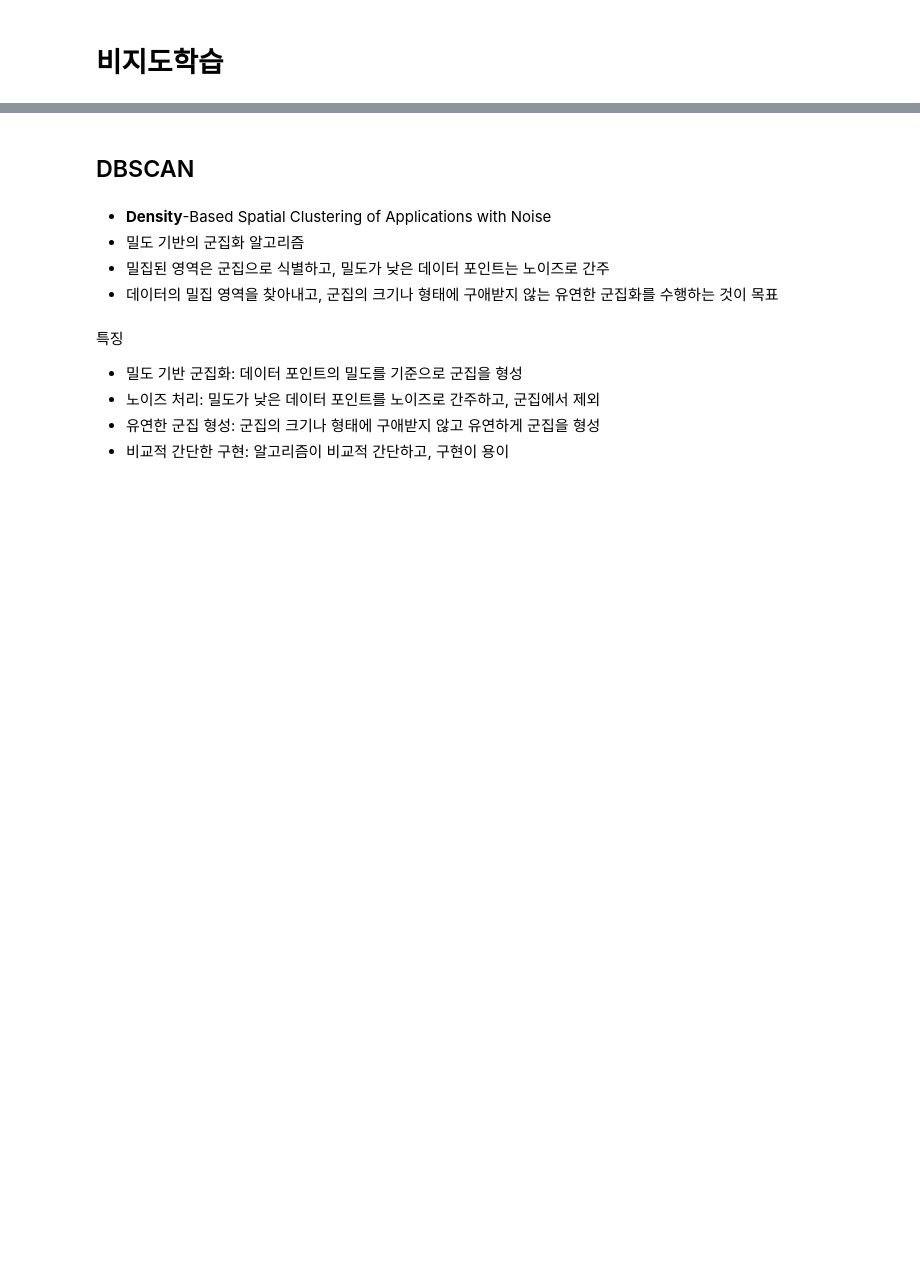
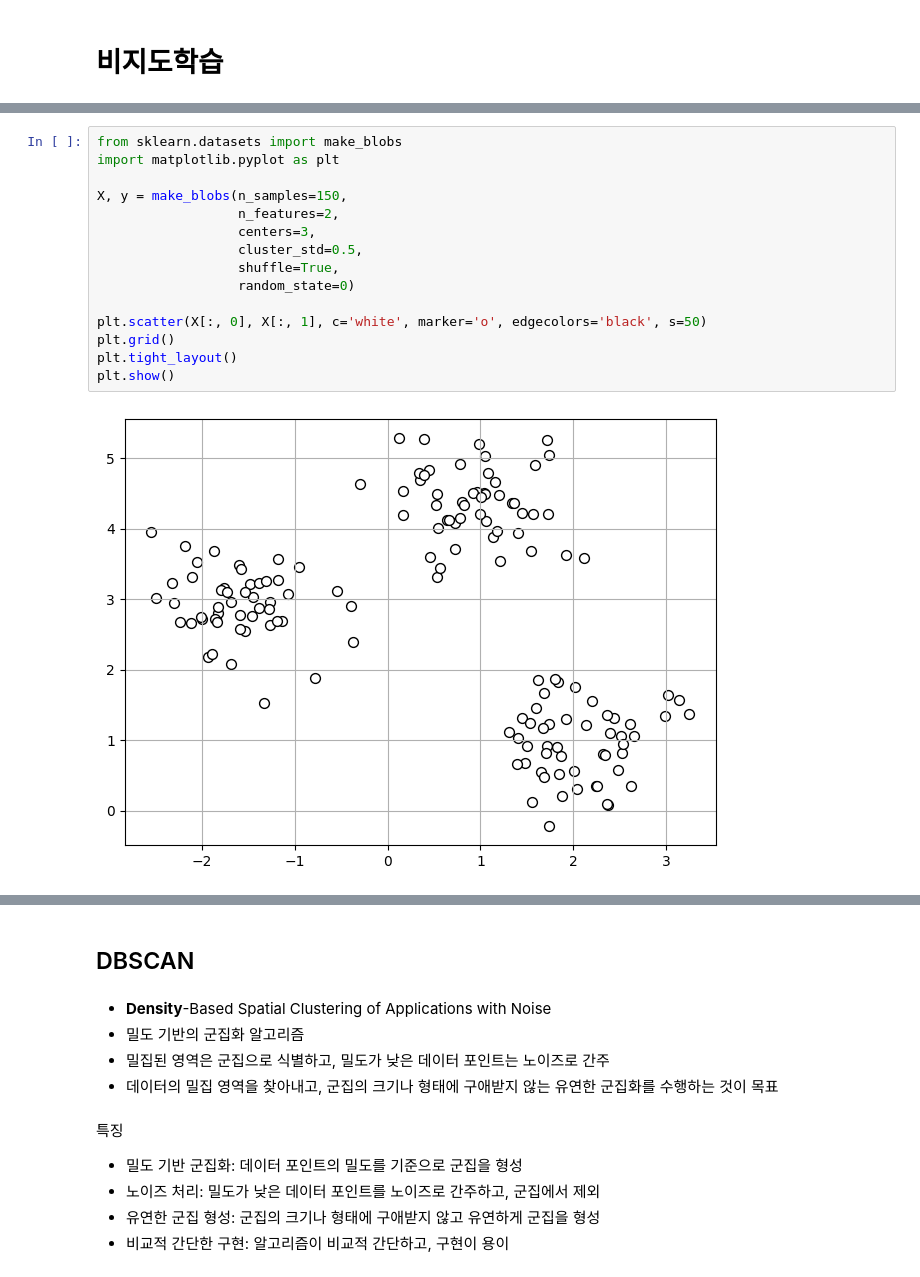
Before and after one commit to Sameta-cani/kakao-tech, a Jupyter notebook: Weekly Summary/Week 3/2. Machine Learning III/example.ipynb, the cells around one changed output, grey strips where cells are left out. Cells and saved outputs as stored; diff of their text form; blank space fills up the shorter version.

```diff
--- a/Weekly Summary/Week 3/2. Machine Learning III/example.ipynb
+++ b/Weekly Summary/Week 3/2. Machine Learning III/example.ipynb
@@ -2,0 +95,17 @@
+# %%
+from sklearn.datasets import make_blobs
+import matplotlib.pyplot as plt
+
+X, y = make_blobs(n_samples=150,
+                  n_features=2,
+                  centers=3,
+                  cluster_std=0.5,
+                  shuffle=True,
+                  random_state=0)
+
+plt.scatter(X[:, 0], X[:, 1], c='white', marker='o', edgecolors='black', s=50)
+plt.grid()
+plt.tight_layout()
+plt.show()
+# %% [output]
+[figure, added]
```
Also changed, not shown: parts of 64 cells of this notebook.
